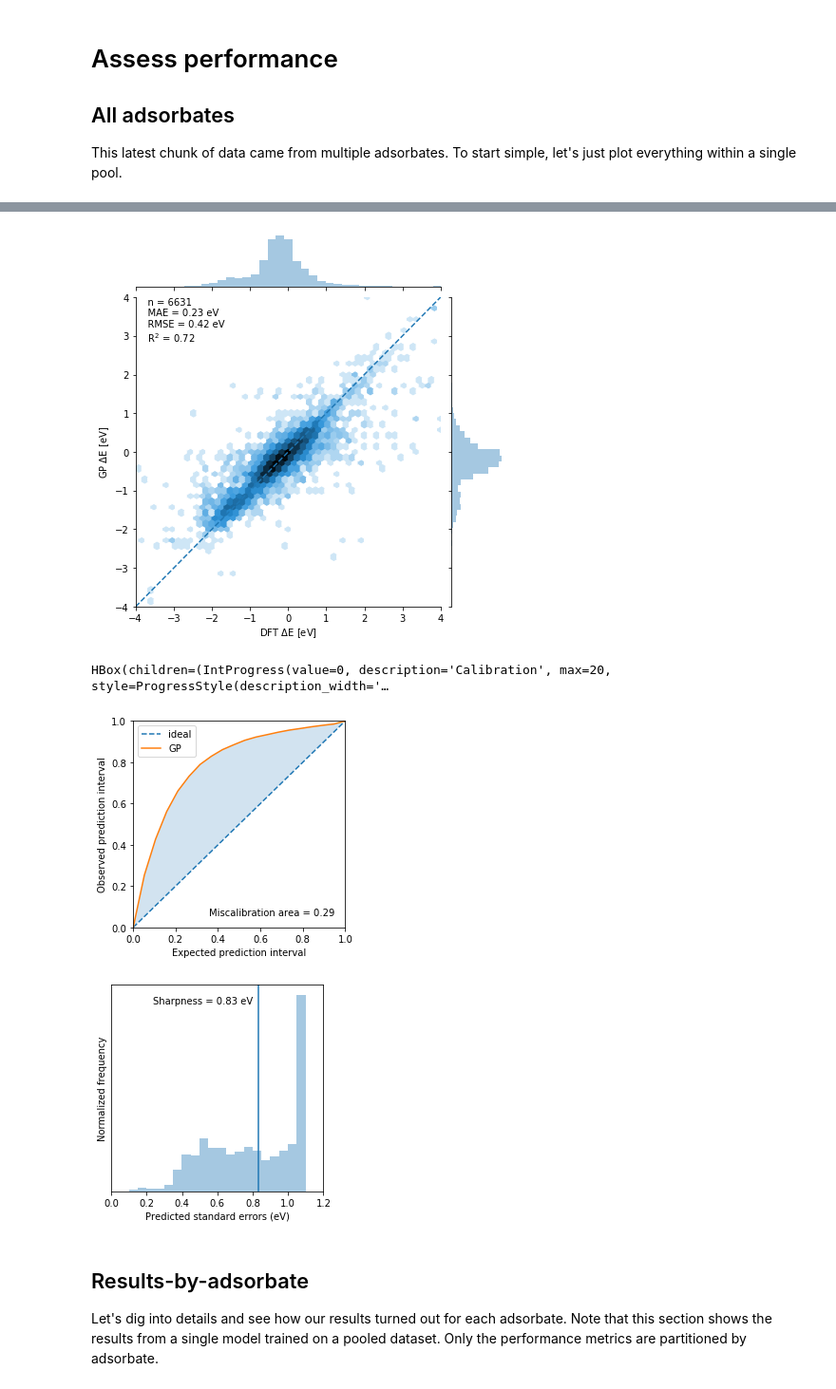
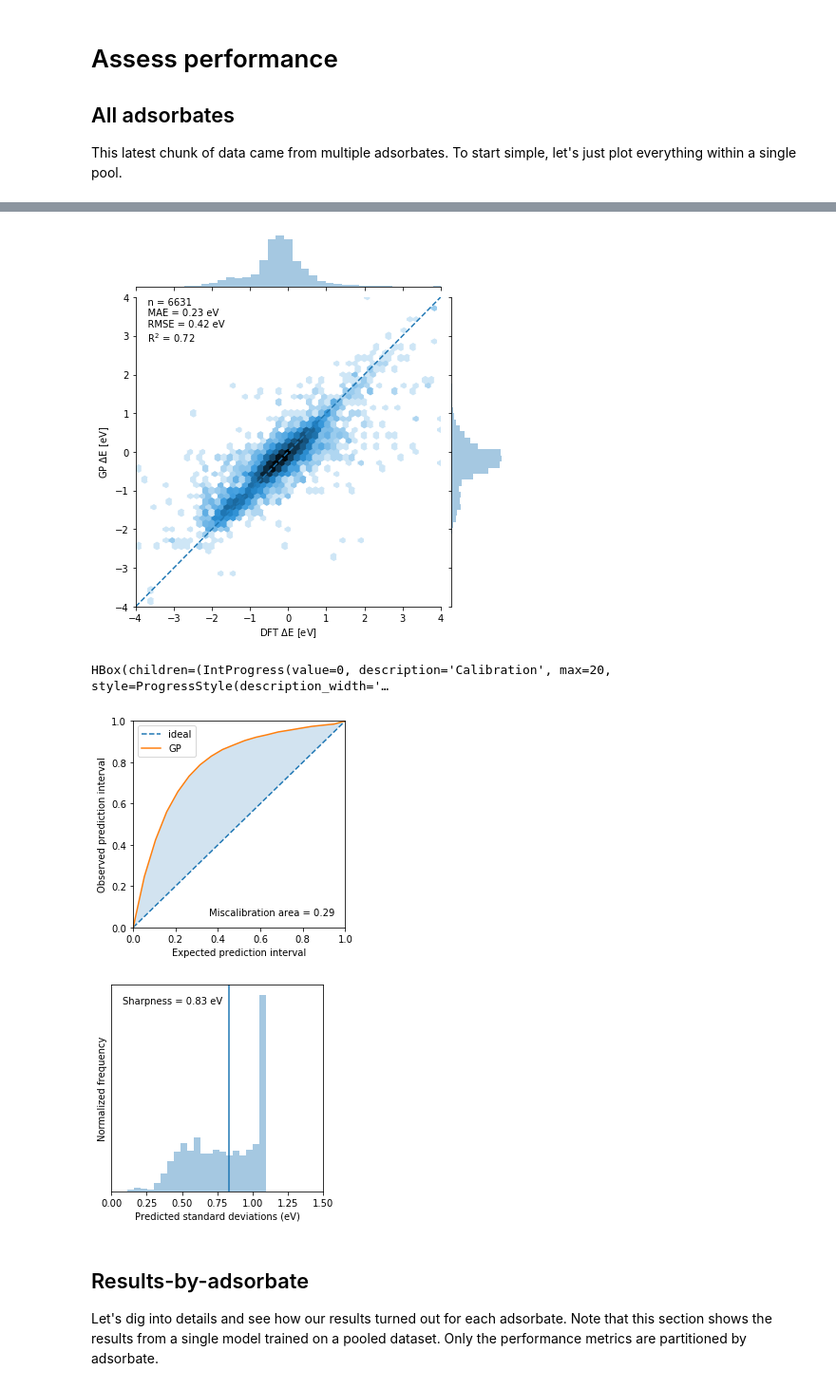
Before and after one commit to ulissigroup/uncertainty_benchmarking, a Jupyter notebook: GP/GP_gasdb_pooled.ipynb, the cells around one changed output, grey strips where cells are left out. Shown: that part at 95% size. Saved outputs shown, nothing was run; the diff lists cells and outputs as text; code cells hidden in the pictures.

```diff
--- a/GP/GP_gasdb_pooled.ipynb
+++ b/GP/GP_gasdb_pooled.ipynb
@@ -5,6 +5,9 @@ Load data
 # %%
 import pickle
 
+
+# Label to use for this model in the plots
+model_name = 'GP'
 
 with open('../preprocessing/splits_gasdb.pkl', 'rb') as file_handle:
     splits = pickle.load(file_handle)
@@ -149,7 +152,7 @@ _ = ax.set_xlim(lims)
 _ = ax.set_ylim(lims)
 _ = ax.plot(lims, lims, '--')
 _ = ax.set_xlabel('DFT $\Delta$E [eV]')
-_ = ax.set_ylabel('GP $\Delta$E [eV]')
+_ = ax.set_ylabel('%s $\Delta$E [eV]' % model_name)
 
 # Calculate the error metrics
 mae = mean_absolute_error(targets_val, targets_pred)
@@ -166,7 +169,7 @@ _ = ax.text(x=lims[0], y=lims[1], s=text,
             horizontalalignment='left',
             verticalalignment='top')
 # %% [output]
-[figure, old version]
+[figure, new version]
 # %%
 import numpy as np
 from scipy import stats
@@ -174,12 +177,12 @@ from tqdm import tqdm_notebook
 
 
 residuals = (targets_pred - targets_val).detach().numpy()
-standard_errors = preds.stddev.detach().numpy()
+stdevs = preds.stddev.detach().numpy()
 
 def calculate_density(percentile):
     num_within_quantile = 0
-    for se, resid in zip(standard_errors, residuals):
-        norm = stats.norm(loc=0, scale=se)
+    for stdev, resid in zip(stdevs, residuals):
+        norm = stats.norm(loc=0, scale=stdev)
         lower_bound = norm.ppf(0.5-percentile/2)
         upper_bound = norm.ppf(0.5+percentile/2)
         if lower_bound <= resid <= upper_bound:
@@ -207,50 +210,56 @@ figsize = (4, 4)
 fig_cal = plt.figure(figsize=figsize)
 ax_ideal = sns.lineplot([0, 1], [0, 1], label='ideal')
 _ = ax_ideal.lines[0].set_linestyle('--')
-ax_gp = sns.lineplot(predicted_pi, observed_pi, label='GP')
+ax_gp = sns.lineplot(predicted_pi, observed_pi, label=model_name)
 ax_fill = plt.fill_between(predicted_pi, predicted_pi, observed_pi,
                            alpha=0.2, label='miscalibration area')
 _ = ax_ideal.set_xlabel('Expected prediction interval')
 _ = ax_ideal.set_ylabel('Observed prediction interval')
 _ = ax_ideal.set_xlim([0, 1])
 _ = ax_ideal.set_ylim([0, 1])
 
 # Calculate the miscalibration area.
 polygon_points = []
 for point in zip(predicted_pi, observed_pi):
     polygon_points.append(point)
 for point in zip(reversed(predicted_pi), reversed(predicted_pi)):
     polygon_points.append(point)
 polygon_points.append((predicted_pi[0], observed_pi[0]))
 polygon = Polygon(polygon_points)
 miscalibration_area = polygon.area
 
 # Annotate the plot with the miscalibration area
 plt.text(x=0.95, y=0.05,
          s='Miscalibration area = %.2f' % miscalibration_area,
          verticalalignment='bottom',
          horizontalalignment='right')
 
-
 # Plot sharpness curve
+xlim = [0., 1.5]
 fig_sharp = plt.figure(figsize=figsize)
-ax_sharp = sns.distplot(standard_errors, kde=False, norm_hist=True)
-ax_sharp.set_xlim([0, 1.2])
-ax_sharp.set_xlabel('Predicted standard errors (eV)')
+ax_sharp = sns.distplot(stdevs, kde=False, norm_hist=True)
+ax_sharp.set_xlim(xlim)
+ax_sharp.set_xlabel('Predicted standard deviations (eV)')
 ax_sharp.set_ylabel('Normalized frequency')
 ax_sharp.set_yticklabels([])
 ax_sharp.set_yticks([])
 
 # Calculate and report sharpness
-sharpness = np.sqrt(np.mean(standard_errors**2))
+sharpness = np.sqrt(np.mean(stdevs**2))
 _ = ax_sharp.axvline(x=sharpness, label='sharpness')
-_ = plt.text(x=sharpness, y=ax_sharp.get_ylim()[1],
-             s='\nSharpness = %.2f eV  ' % sharpness,
-             verticalalignment='top',
-             horizontalalignment='right')
+if sharpness < (xlim[0] + xlim[1]) / 2:
+    text = '\n  Sharpness = %.2f eV' % sharpness
+    h_align = 'left'
+else:
+    text = '\nSharpness = %.2f eV  ' % sharpness
+    h_align = 'right'
+_ = ax_sharp.text(x=sharpness, y=ax_sharp.get_ylim()[1],
+                  s=text,
+                  verticalalignment='top',
+                  horizontalalignment=h_align)
 # %% [output]
 [figure]
-[figure, old version]
+[figure, new version]
 # %% [markdown]
 ## Results-by-adsorbate
 Let's dig into details and see how our results turned out for each adsorbate. Note that this section shows the results from a single model trained on a pooled dataset. Only the performance metrics are partitioned by adsorbate.
```
Also changed, not shown: parts of 5 cells of this notebook, 3 other files.
